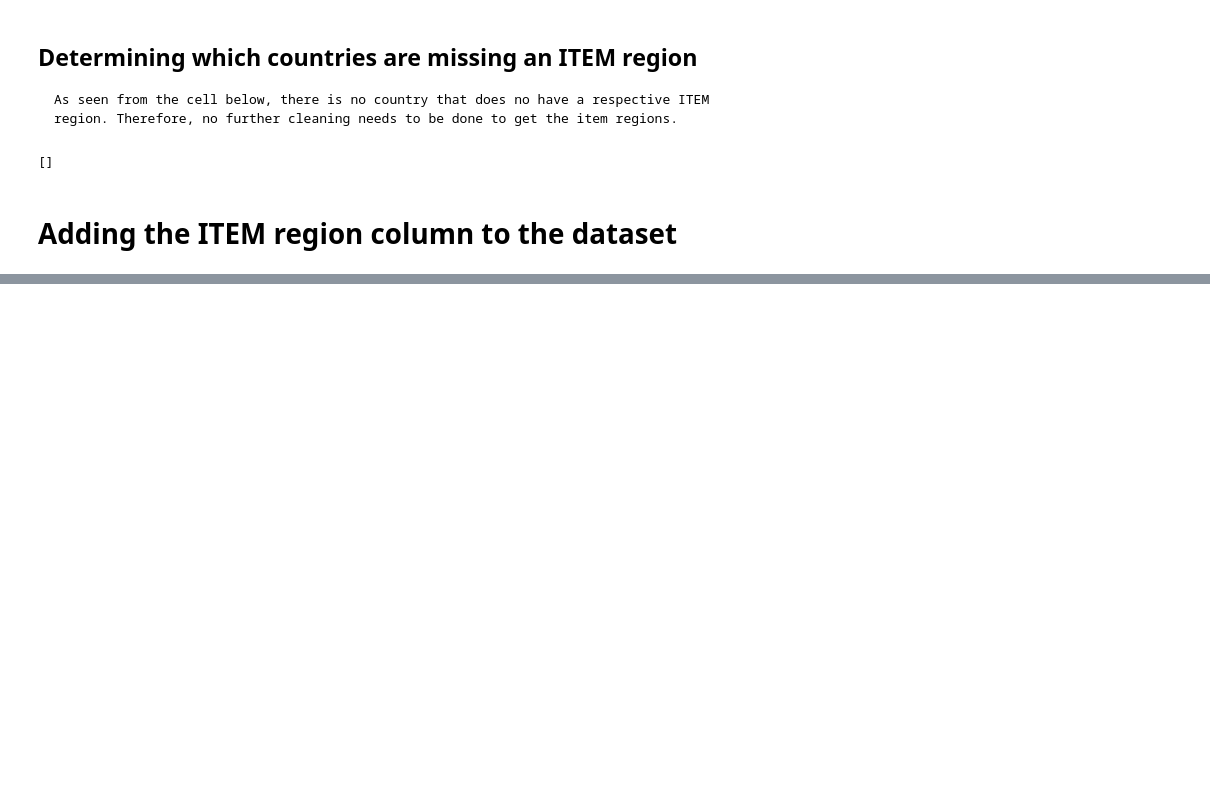
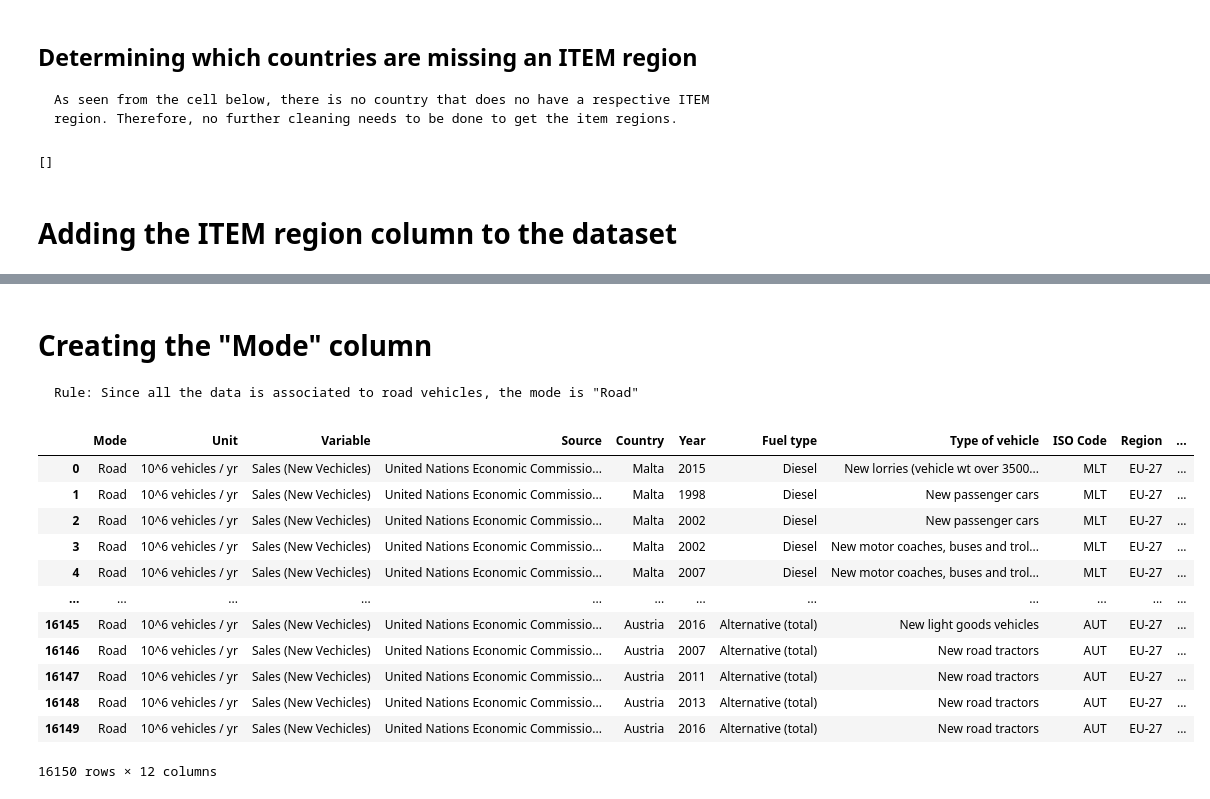
Before and after one commit to transportenergy/database, a Jupyter notebook: item/historical/scripts/T004.ipynb, the cells around one changed output, grey strips where cells are left out. Cells and saved outputs as stored; diff of their text form; code cells hidden in the pictures; blank space fills up the shorter version.

```diff
--- a/item/historical/scripts/T004.ipynb
+++ b/item/historical/scripts/T004.ipynb
@@ -207,0 +317,20 @@ list(set(df["Type of vehicle"]))
+# %% [markdown]
+# Creating the "Mode" column
+    Rule: Since all the data is associated to road vehicles, the mode is "Road"
+# %%
+DataframeManager.simple_column_insert(df, ColumnName.MODE.value, "Road")
+df
+# %% [output]
+|  | Mode | Unit | Variable | Source | Country | Year | Fuel type | Type of vehicle | ISO Code | Region | ... |
+| 0 | Road | 10^6 vehicles / yr | Sales (New Vechicles) | United Nations Economic Commissio... | Malta | 2015 | Diesel | New lorries (vehicle wt over 3500... | MLT | EU-27 | ... |
+| 1 | Road | 10^6 vehicles / yr | Sales (New Vechicles) | United Nations Economic Commissio... | Malta | 1998 | Diesel | New passenger cars | MLT | EU-27 | ... |
+| 2 | Road | 10^6 vehicles / yr | Sales (New Vechicles) | United Nations Economic Commissio... | Malta | 2002 | Diesel | New passenger cars | MLT | EU-27 | ... |
+| 3 | Road | 10^6 vehicles / yr | Sales (New Vechicles) | United Nations Economic Commissio... | Malta | 2002 | Diesel | New motor coaches, buses and trol... | MLT | EU-27 | ... |
+| 4 | Road | 10^6 vehicles / yr | Sales (New Vechicles) | United Nations Economic Commissio... | Malta | 2007 | Diesel | New motor coaches, buses and trol... | MLT | EU-27 | ... |
+| ... | ... | ... | ... | ... | ... | ... | ... | ... | ... | ... | ... |
+| 16145 | Road | 10^6 vehicles / yr | Sales (New Vechicles) | United Nations Economic Commissio... | Austria | 2016 | Alternative (total) | New light goods vehicles | AUT | EU-27 | ... |
+| 16146 | Road | 10^6 vehicles / yr | Sales (New Vechicles) | United Nations Economic Commissio... | Austria | 2007 | Alternative (total) | New road tractors | AUT | EU-27 | ... |
+| 16147 | Road | 10^6 vehicles / yr | Sales (New Vechicles) | United Nations Economic Commissio... | Austria | 2011 | Alternative (total) | New road tractors | AUT | EU-27 | ... |
+| 16148 | Road | 10^6 vehicles / yr | Sales (New Vechicles) | United Nations Economic Commissio... | Austria | 2013 | Alternative (total) | New road tractors | AUT | EU-27 | ... |
+| 16149 | Road | 10^6 vehicles / yr | Sales (New Vechicles) | United Nations Economic Commissio... | Austria | 2016 | Alternative (total) | New road tractors | AUT | EU-27 | ... |
+16150 rows × 12 columns
```
Also changed, not shown: parts of 21 cells of this notebook, 1 other file.
